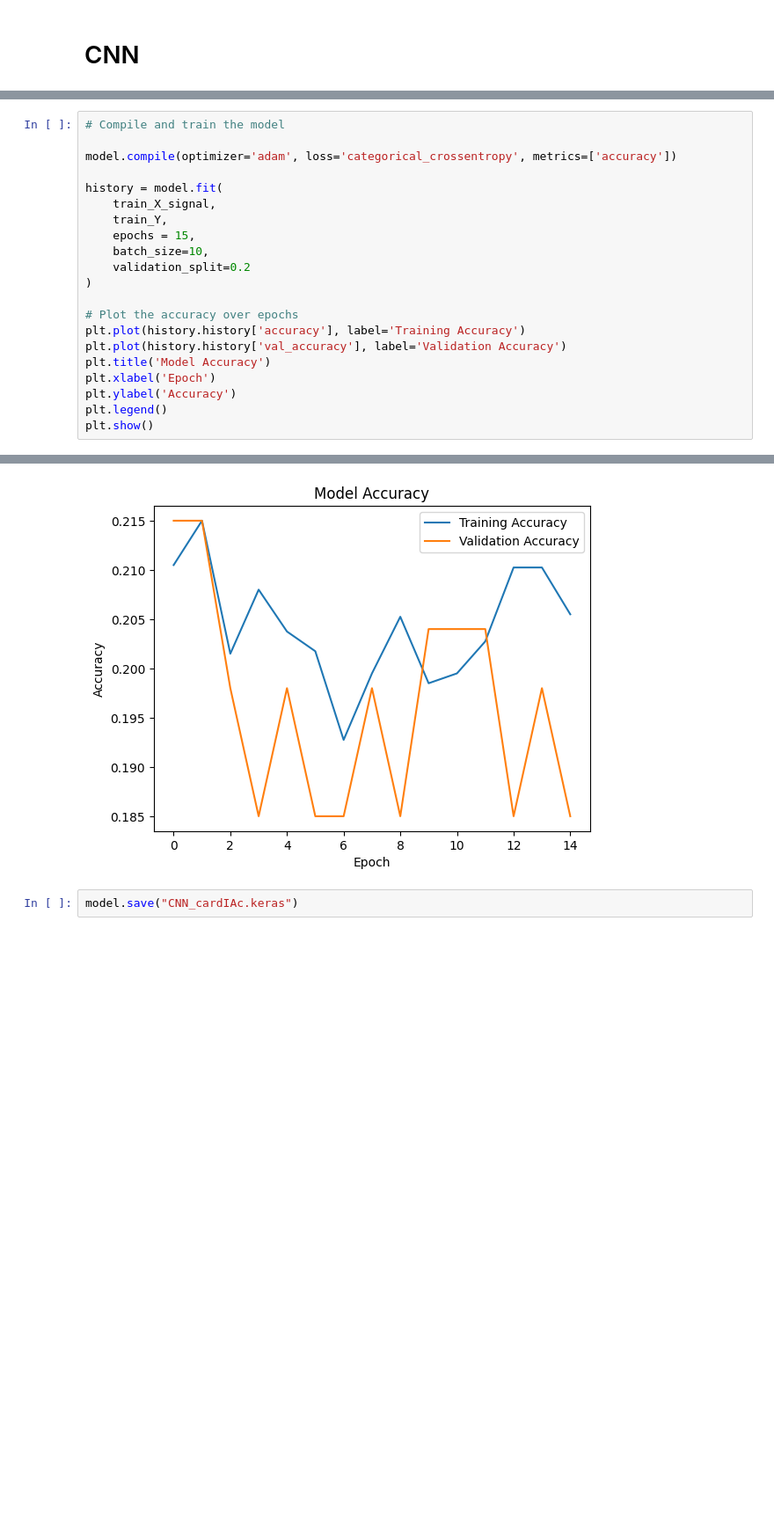
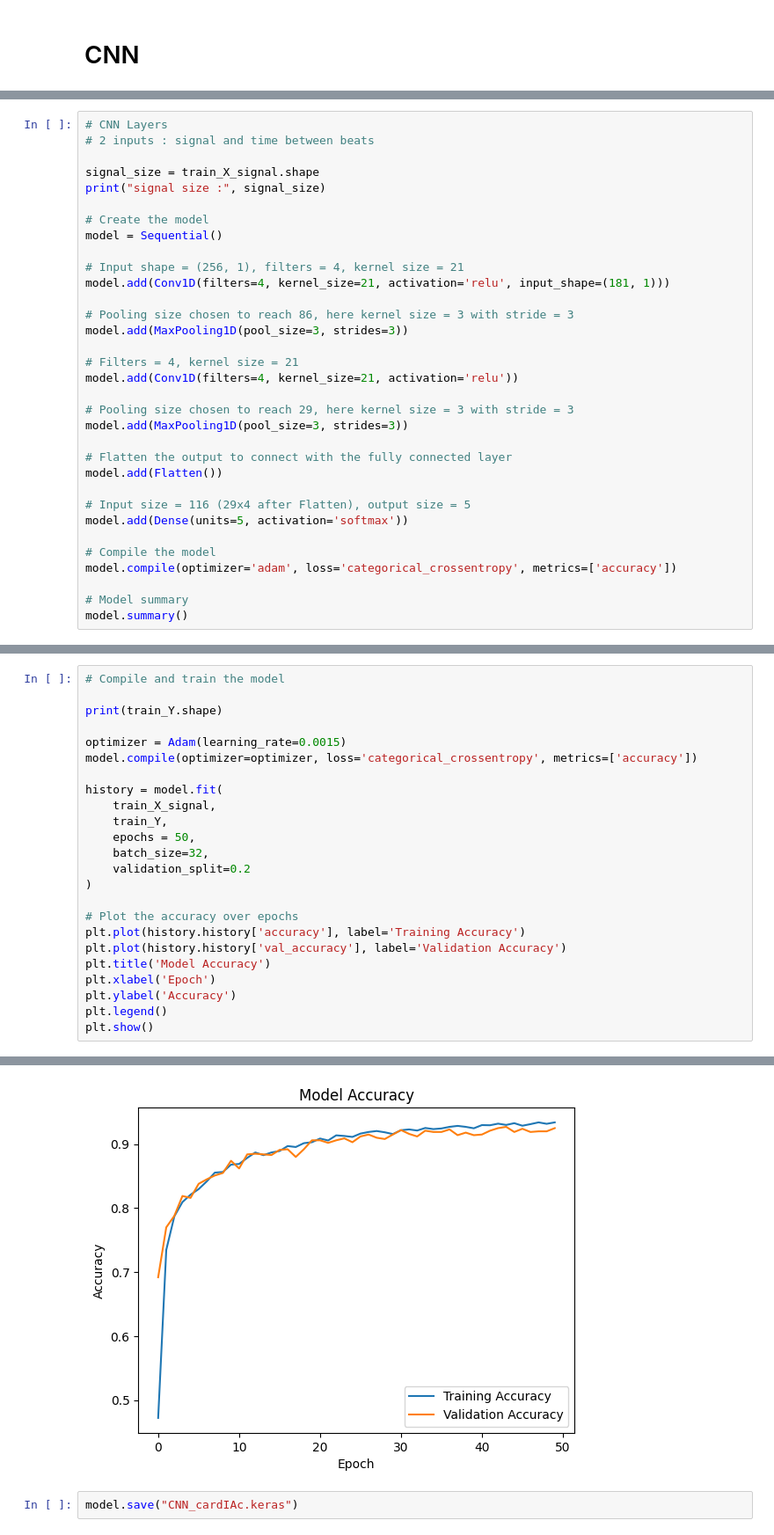
Before and after one commit to kez97460/cardIAc, a Jupyter notebook: neural_network/Notebooks_Kez/CNN.ipynb, the cells around one changed output, grey strips where cells are left out. Shown at 88% size. Drawn from its saved outputs; the diff is of its cells as text; blank space fills up the shorter version.

```diff
--- a/neural_network/Notebooks_Kez/CNN.ipynb
+++ b/neural_network/Notebooks_Kez/CNN.ipynb
@@ -102,0 +96,33 @@ ValueError: Input 0 of layer "conv2d_10" is incompatible with the layer: expecte
+# %%
+# CNN Layers
+# 2 inputs : signal and time between beats
+
+signal_size = train_X_signal.shape
+print("signal size :", signal_size)
+
+# Create the model
+model = Sequential()
+
+# Input shape = (256, 1), filters = 4, kernel size = 21
+model.add(Conv1D(filters=4, kernel_size=21, activation='relu', input_shape=(181, 1)))
+
+# Pooling size chosen to reach 86, here kernel size = 3 with stride = 3
+model.add(MaxPooling1D(pool_size=3, strides=3))
+
+# Filters = 4, kernel size = 21
+model.add(Conv1D(filters=4, kernel_size=21, activation='relu'))
+
+# Pooling size chosen to reach 29, here kernel size = 3 with stride = 3
+model.add(MaxPooling1D(pool_size=3, strides=3))
+
+# Flatten the output to connect with the fully connected layer
+model.add(Flatten())
+
+# Input size = 116 (29x4 after Flatten), output size = 5
+model.add(Dense(units=5, activation='softmax'))
+
+# Compile the model
+model.compile(optimizer='adam', loss='categorical_crossentropy', metrics=['accuracy'])
+
+# Model summary
+model.summary()
@@ -103,13 +150,16 @@ ValueError: Input 0 of layer "conv2d_10" is incompatible with the layer: expecte
 # %%
 # Compile and train the model
 
-model.compile(optimizer='adam', loss='categorical_crossentropy', metrics=['accuracy'])
+print(train_Y.shape)
+
+optimizer = Adam(learning_rate=0.0015)
+model.compile(optimizer=optimizer, loss='categorical_crossentropy', metrics=['accuracy'])
 
 history = model.fit(
     train_X_signal,
     train_Y,
-    epochs = 15,
-    batch_size=10,
+    epochs = 50,
+    batch_size=32,
     validation_split=0.2
 )
 
@@ -142,3 +192,3 @@ Epoch 15/15
-[figure, old version]
+[figure, new version]
 # %%
 model.save("CNN_cardIAc.keras")
```
Also changed, not shown: parts of 7 cells of this notebook, 4 other files.
